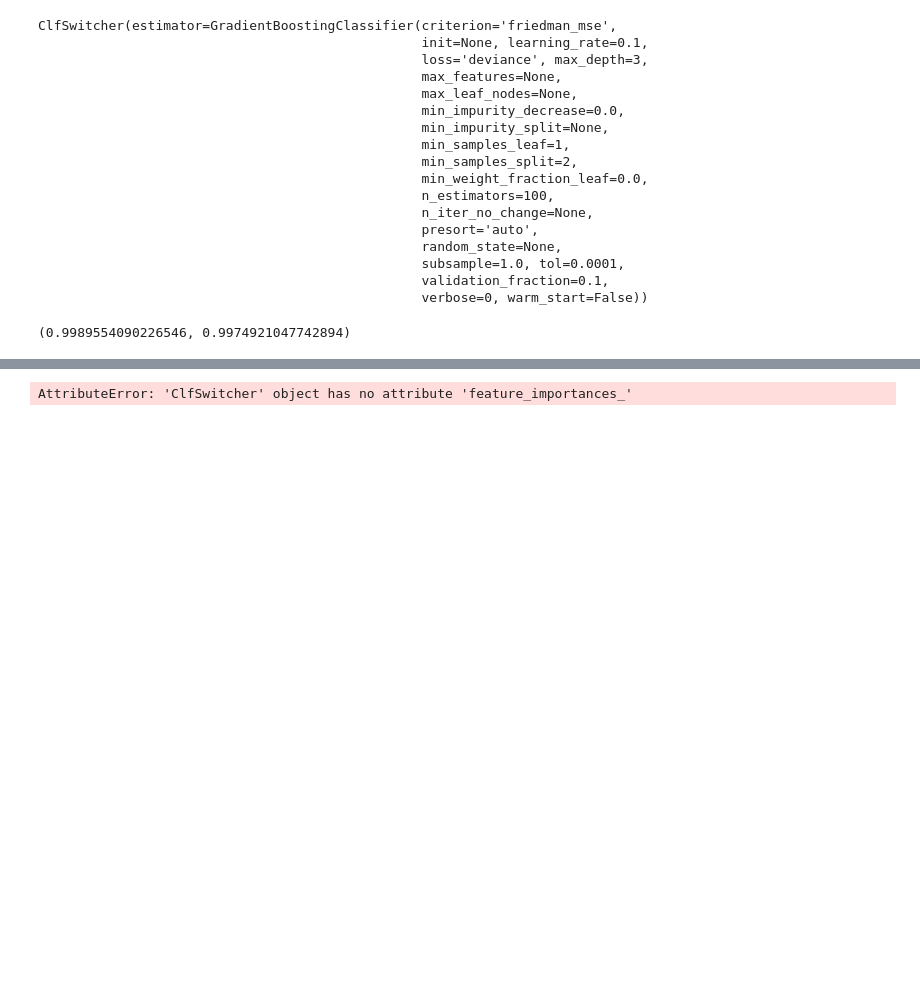
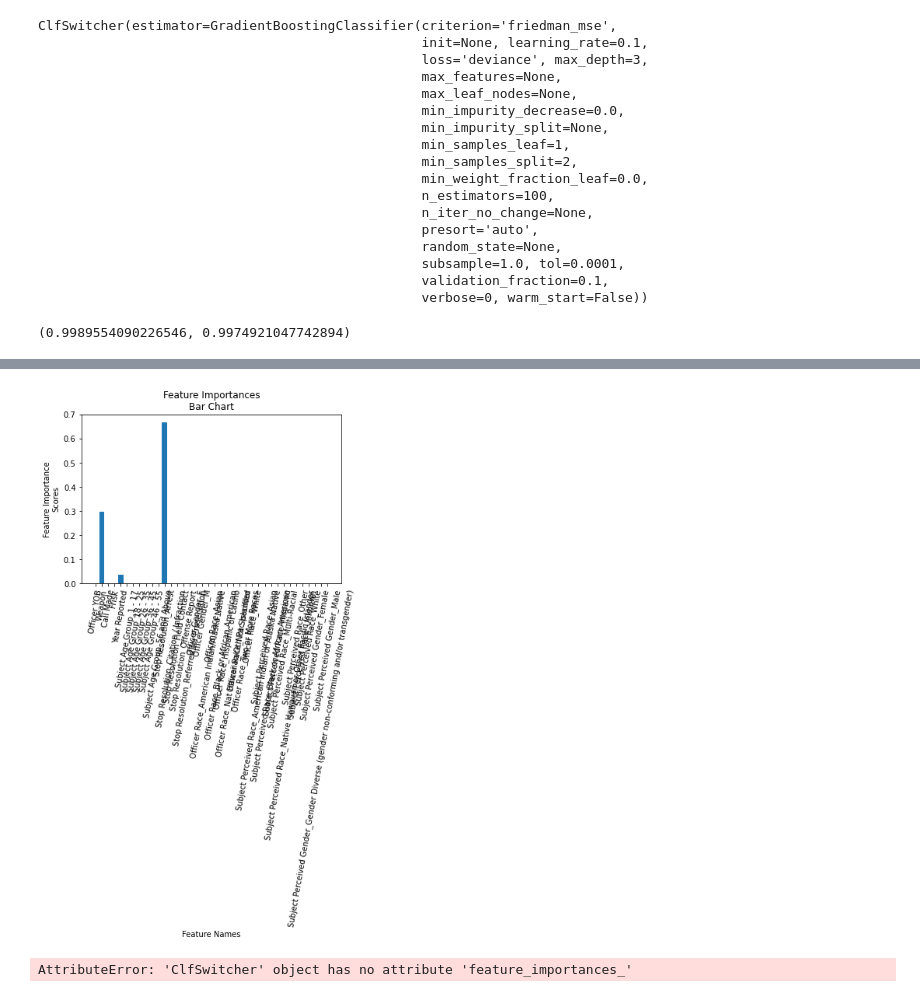
Before and after one commit to EricaSG/Mod3Project, a Jupyter notebook: Modeling.ipynb, the cells around one changed output, grey strips where cells are left out. Cells and saved outputs as stored; diff of their text form; code cells hidden in the pictures; blank space fills up the shorter version.

```diff
--- a/Modeling.ipynb
+++ b/Modeling.ipynb
@@ -341,3 +480,17 @@ AttributeError: 'ClfSwitcher' object has no attribute 'feature_importances_'
+# %%
+def plot_feature_importances(model, X_train):
+    feature_importances = model.feature_importances_
+    features = X_train.columns
+    plt.bar(features, feature_importances)
+    plt.xlabel("Feature Names")
+    plt.ylabel("Feature Importance\nScores")
+    plt.title("Feature Importances\nBar Chart")
+    plt.xticks(rotation=85)
+    plt.show()
+# %%
+plot_feature_importances(model=best_mod, X_train=X_train_all)
+# %% [output]
+[figure, added]
 # %%
 def plot_feature_importances(model, X_train):
     feature_importances = model.feature_importances_
```
Also changed, not shown: parts of 15 cells of this notebook.
